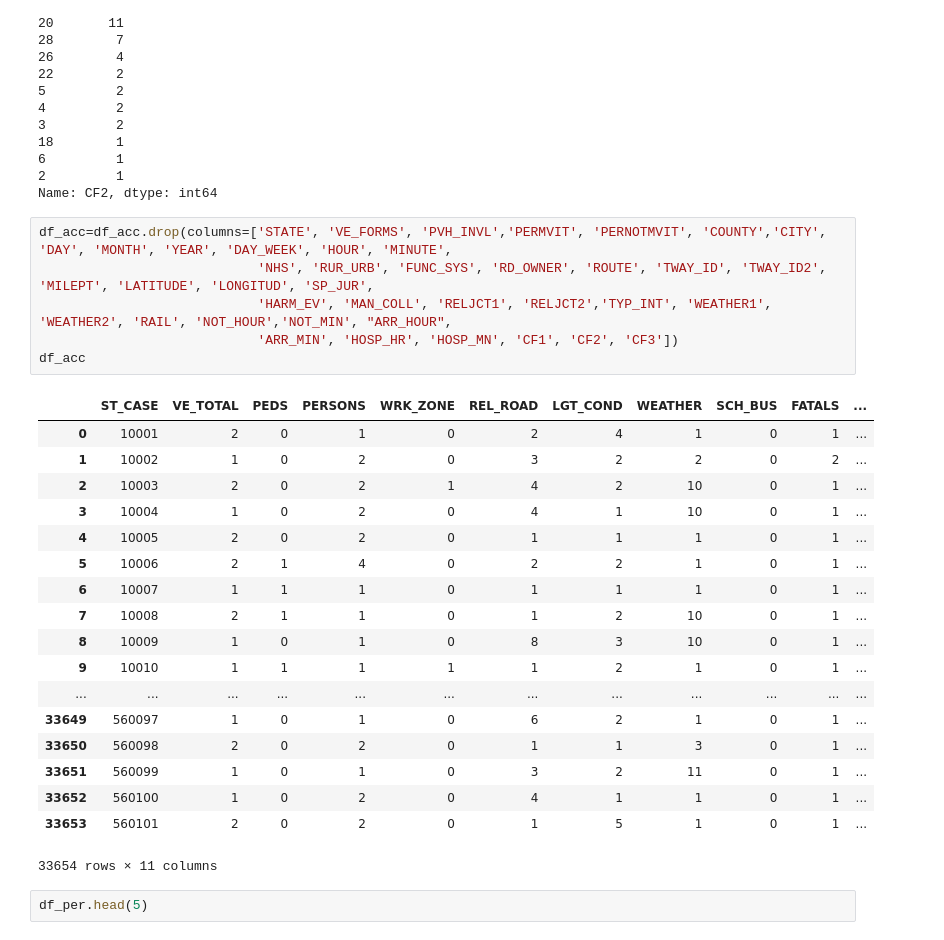
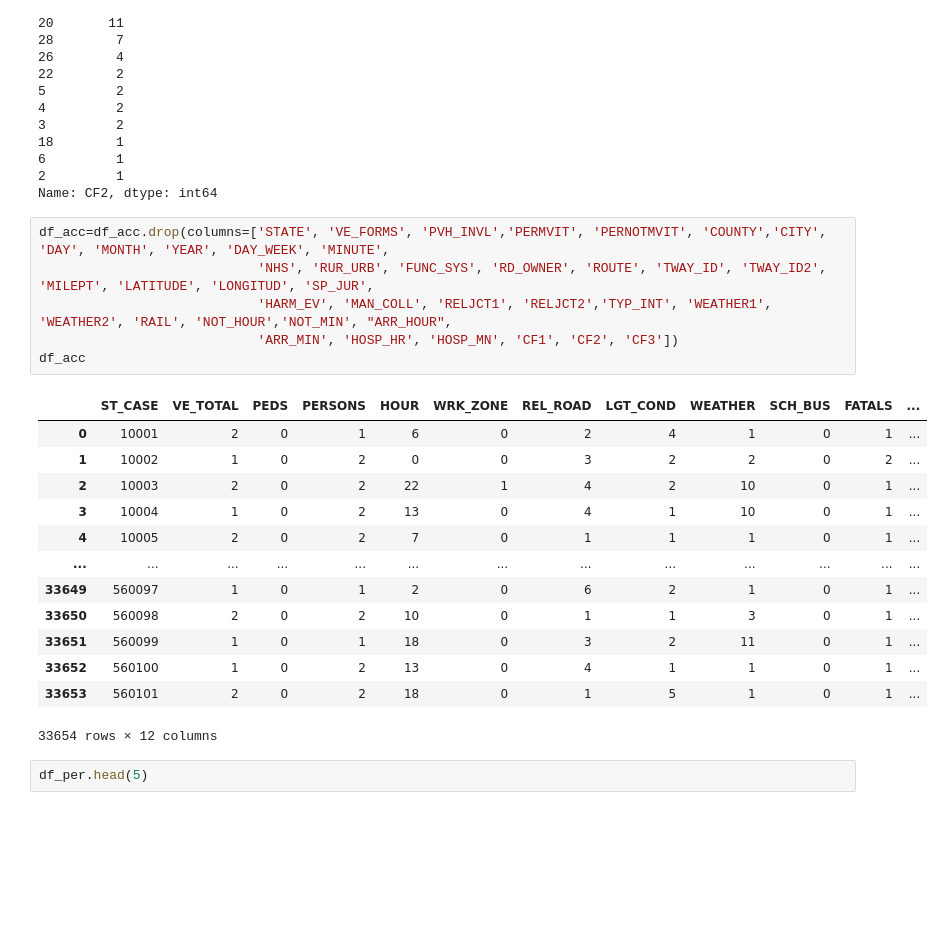
Before and after one commit to m6cortez/COGS_109_Project, a Jupyter notebook: COGS 109 Project (1).ipynb, the cells around one changed output. Drawn from its saved outputs; the diff is of its cells as text; blank space fills up the shorter version.

```diff
--- a/COGS 109 Project (1).ipynb
+++ b/COGS 109 Project (1).ipynb
@@ -76,30 +77,25 @@ df_acc['CF2'].value_counts()
 2         1
 Name: CF2, dtype: int64
 # %%
-df_acc=df_acc.drop(columns=['STATE', 'VE_FORMS', 'PVH_INVL','PERMVIT', 'PERNOTMVIT', 'COUNTY','CITY', 'DAY', 'MONTH', 'YEAR', 'DAY_WEEK', 'HOUR', 'MINUTE',
+df_acc=df_acc.drop(columns=['STATE', 'VE_FORMS', 'PVH_INVL','PERMVIT', 'PERNOTMVIT', 'COUNTY','CITY', 'DAY', 'MONTH', 'YEAR', 'DAY_WEEK', 'MINUTE',
                             'NHS', 'RUR_URB', 'FUNC_SYS', 'RD_OWNER', 'ROUTE', 'TWAY_ID', 'TWAY_ID2', 'MILEPT', 'LATITUDE', 'LONGITUD', 'SP_JUR',
                             'HARM_EV', 'MAN_COLL', 'RELJCT1', 'RELJCT2','TYP_INT', 'WEATHER1', 'WEATHER2', 'RAIL', 'NOT_HOUR','NOT_MIN', "ARR_HOUR",
                             'ARR_MIN', 'HOSP_HR', 'HOSP_MN', 'CF1', 'CF2', 'CF3'])
 df_acc
 # %% [output]
-|  | ST_CASE | VE_TOTAL | PEDS | PERSONS | WRK_ZONE | REL_ROAD | LGT_COND | WEATHER | SCH_BUS | FATALS | ... |
-| 0 | 10001 | 2 | 0 | 1 | 0 | 2 | 4 | 1 | 0 | 1 | ... |
-| 1 | 10002 | 1 | 0 | 2 | 0 | 3 | 2 | 2 | 0 | 2 | ... |
-| 2 | 10003 | 2 | 0 | 2 | 1 | 4 | 2 | 10 | 0 | 1 | ... |
-| 3 | 10004 | 1 | 0 | 2 | 0 | 4 | 1 | 10 | 0 | 1 | ... |
-| 4 | 10005 | 2 | 0 | 2 | 0 | 1 | 1 | 1 | 0 | 1 | ... |
-| 5 | 10006 | 2 | 1 | 4 | 0 | 2 | 2 | 1 | 0 | 1 | ... |
-| 6 | 10007 | 1 | 1 | 1 | 0 | 1 | 1 | 1 | 0 | 1 | ... |
-| 7 | 10008 | 2 | 1 | 1 | 0 | 1 | 2 | 10 | 0 | 1 | ... |
-| 8 | 10009 | 1 | 0 | 1 | 0 | 8 | 3 | 10 | 0 | 1 | ... |
-| 9 | 10010 | 1 | 1 | 1 | 1 | 1 | 2 | 1 | 0 | 1 | ... |
-| ... | ... | ... | ... | ... | ... | ... | ... | ... | ... | ... | ... |
-| 33649 | 560097 | 1 | 0 | 1 | 0 | 6 | 2 | 1 | 0 | 1 | ... |
-| 33650 | 560098 | 2 | 0 | 2 | 0 | 1 | 1 | 3 | 0 | 1 | ... |
-| 33651 | 560099 | 1 | 0 | 1 | 0 | 3 | 2 | 11 | 0 | 1 | ... |
-| 33652 | 560100 | 1 | 0 | 2 | 0 | 4 | 1 | 1 | 0 | 1 | ... |
-| 33653 | 560101 | 2 | 0 | 2 | 0 | 1 | 5 | 1 | 0 | 1 | ... |
+|  | ST_CASE | VE_TOTAL | PEDS | PERSONS | HOUR | WRK_ZONE | REL_ROAD | LGT_COND | WEATHER | SCH_BUS | FATALS | ... |
+| 0 | 10001 | 2 | 0 | 1 | 6 | 0 | 2 | 4 | 1 | 0 | 1 | ... |
+| 1 | 10002 | 1 | 0 | 2 | 0 | 0 | 3 | 2 | 2 | 0 | 2 | ... |
+| 2 | 10003 | 2 | 0 | 2 | 22 | 1 | 4 | 2 | 10 | 0 | 1 | ... |
+| 3 | 10004 | 1 | 0 | 2 | 13 | 0 | 4 | 1 | 10 | 0 | 1 | ... |
+| 4 | 10005 | 2 | 0 | 2 | 7 | 0 | 1 | 1 | 1 | 0 | 1 | ... |
+| ... | ... | ... | ... | ... | ... | ... | ... | ... | ... | ... | ... | ... |
+| 33649 | 560097 | 1 | 0 | 1 | 2 | 0 | 6 | 2 | 1 | 0 | 1 | ... |
+| 33650 | 560098 | 2 | 0 | 2 | 10 | 0 | 1 | 1 | 3 | 0 | 1 | ... |
+| 33651 | 560099 | 1 | 0 | 1 | 18 | 0 | 3 | 2 | 11 | 0 | 1 | ... |
+| 33652 | 560100 | 1 | 0 | 2 | 13 | 0 | 4 | 1 | 1 | 0 | 1 | ... |
+| 33653 | 560101 | 2 | 0 | 2 | 18 | 0 | 1 | 5 | 1 | 0 | 1 | ... |
-33654 rows × 11 columns
+33654 rows × 12 columns
 # %%
 df_per.head(5)
 # %% [output]
```
Also changed, not shown: parts of 21 cells of this notebook, 5 other files.
